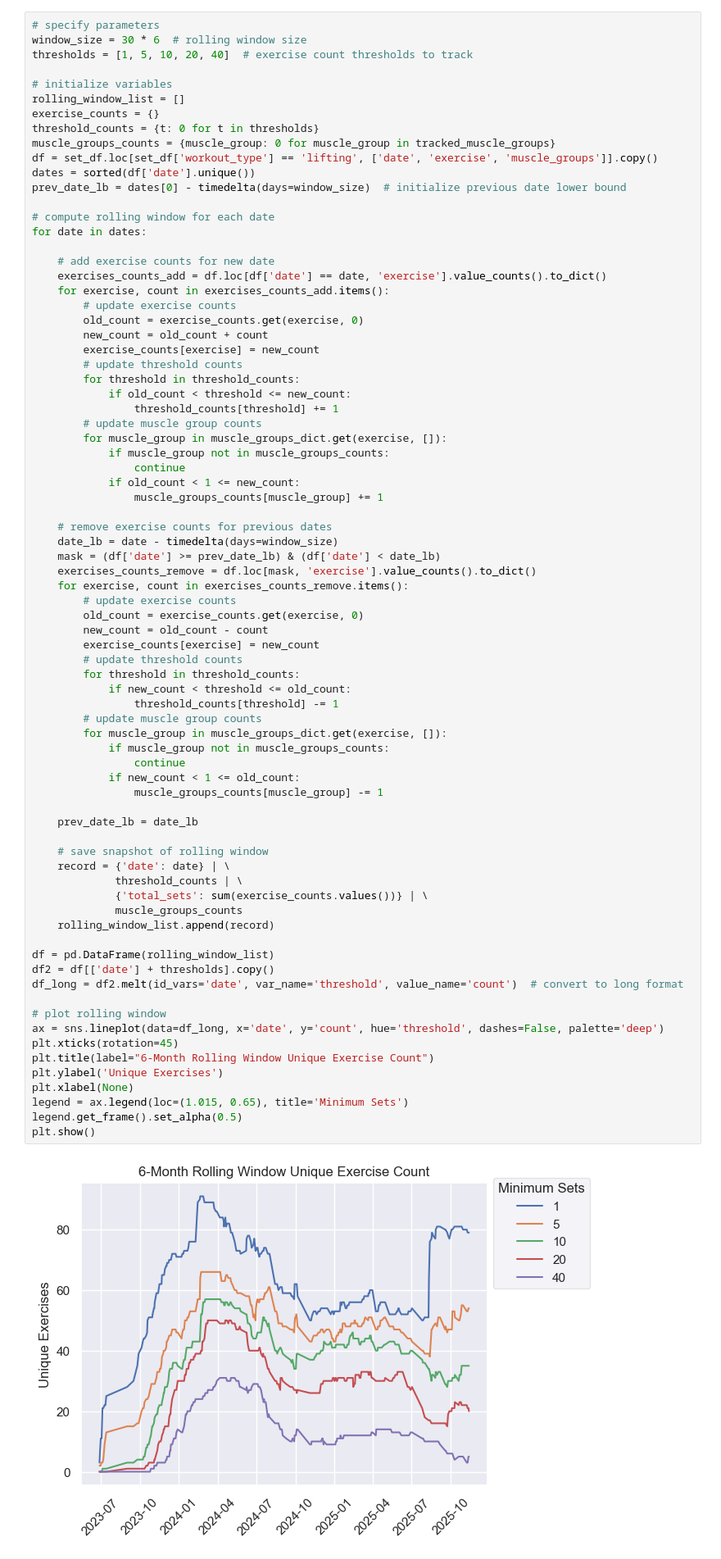
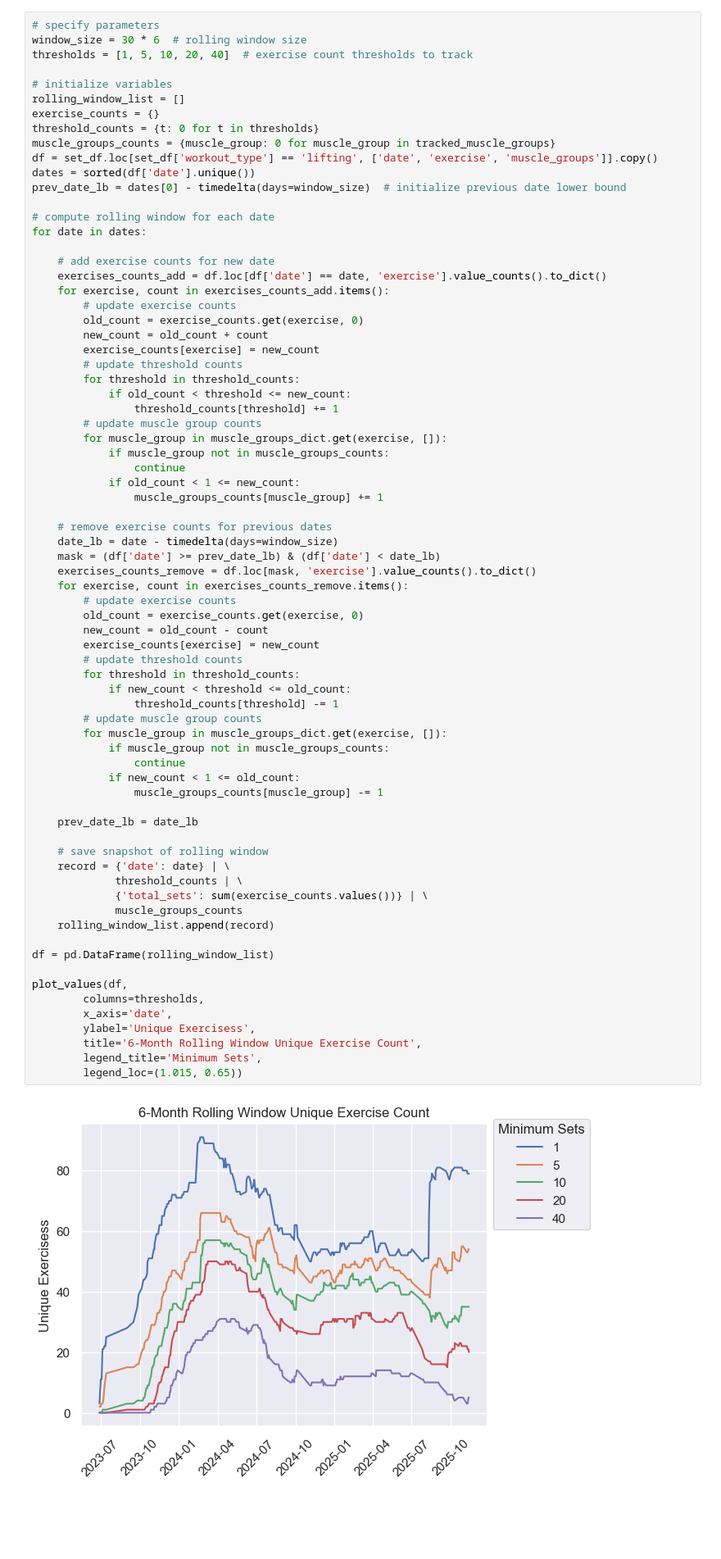
Before and after one commit to sthobbs/exercise-data-analysis, a Jupyter notebook: workout_analysis.ipynb, the cells around one changed output. Shown at 82% size. Drawn from its saved outputs; the diff is of its cells as text; blank space fills up the shorter version.

```diff
--- a/workout_analysis.ipynb
+++ b/workout_analysis.ipynb
@@ -2232,45 +2242,41 @@ for date in dates:
     mask = (df['date'] >= prev_date_lb) & (df['date'] < date_lb)
     exercises_counts_remove = df.loc[mask, 'exercise'].value_counts().to_dict()
     for exercise, count in exercises_counts_remove.items():
         # update exercise counts
         old_count = exercise_counts.get(exercise, 0)
         new_count = old_count - count
         exercise_counts[exercise] = new_count
         # update threshold counts
         for threshold in threshold_counts:
             if new_count < threshold <= old_count:
                 threshold_counts[threshold] -= 1
         # update muscle group counts
         for muscle_group in muscle_groups_dict.get(exercise, []):
             if muscle_group not in muscle_groups_counts:
                 continue
             if new_count < 1 <= old_count:
                 muscle_groups_counts[muscle_group] -= 1
 
     prev_date_lb = date_lb
 
     # save snapshot of rolling window
     record = {'date': date} | \
              threshold_counts | \
              {'total_sets': sum(exercise_counts.values())} | \
              muscle_groups_counts
     rolling_window_list.append(record)
 
 df = pd.DataFrame(rolling_window_list)
-df2 = df[['date'] + thresholds].copy()
-df_long = df2.melt(id_vars='date', var_name='threshold', value_name='count')  # convert to long format
 
-# plot rolling window
-ax = sns.lineplot(data=df_long, x='date', y='count', hue='threshold', dashes=False, palette='deep')
-plt.xticks(rotation=45)
-plt.title(label="6-Month Rolling Window Unique Exercise Count")
-plt.ylabel('Unique Exercises')
-plt.xlabel(None)
-legend = ax.legend(loc=(1.015, 0.65), title='Minimum Sets')
-legend.get_frame().set_alpha(0.5)
-plt.show()
+plot_values(df,
+        columns=thresholds,
+        x_axis='date',
+        ylabel='Unique Exercisess',
+        title='6-Month Rolling Window Unique Exercise Count',
+        legend_title='Minimum Sets',
+        legend_loc=(1.015, 0.65))
 # %% [output]
-[figure, old version]
+[figure, new version]
 # %%
 df2 = df[['date', 'total_sets'] + thresholds].copy()
 # filter out partial rolling windows to avoid bias
```
Also changed, not shown: parts of 14 cells of this notebook.
